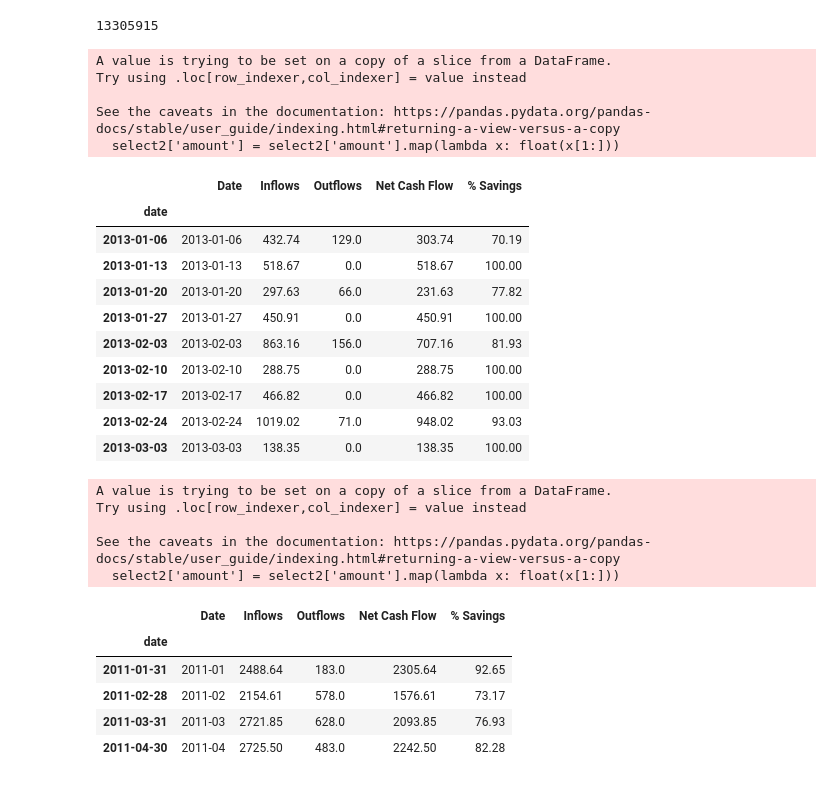
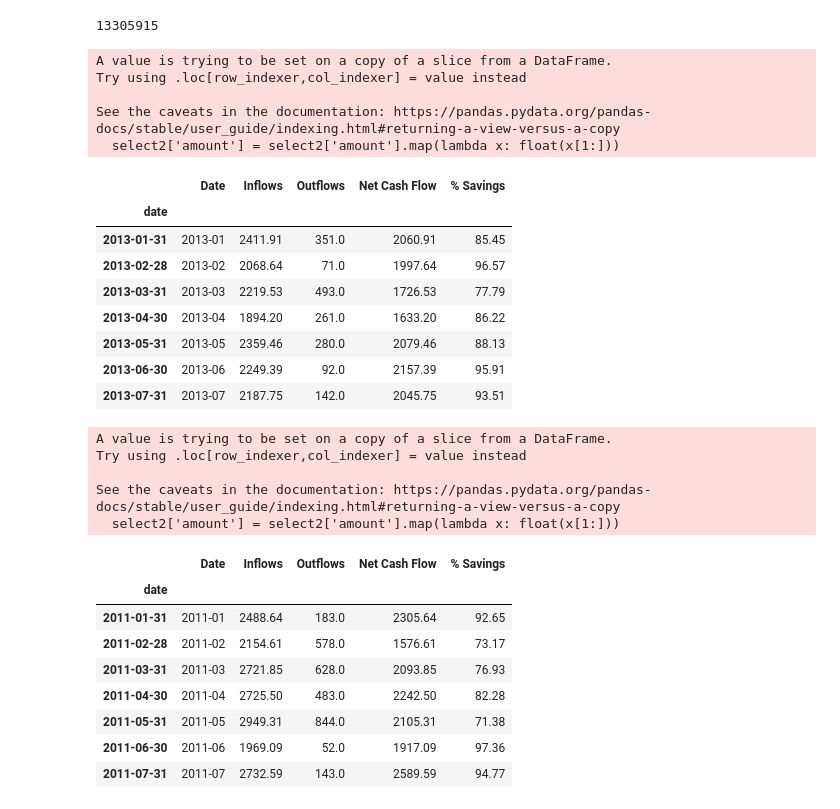
Before and after one commit to pablopertusa/caixabank-tech-hackathon, a Jupyter notebook: src/data/notebook.ipynb, the cells around one changed output. Drawn from its saved outputs; the diff is of its cells as text; code cells hidden in the pictures.

```diff
--- a/src/data/notebook.ipynb
+++ b/src/data/notebook.ipynb
@@ -607,7 +607,7 @@ df, user_id, start_date, end_date = (
         df,
         126,
         "2013-01-01",
-        "2013-02-28",
+        "2013-07-28",
     )
 # %%
 calculate_cash_flow_summary(df, user_id, start_date, end_date)
@@ -619,33 +619,34 @@ See the caveats in the documentation: https://pandas.pydata.org/pandas-docs/stab
   select2['amount'] = select2['amount'].map(lambda x: float(x[1:]))
 |  | Date | Inflows | Outflows | Net Cash Flow | % Savings |
 | date |  |  |  |  |  |
-| 2013-01-06 | 2013-01-06 | 432.74 | 129.0 | 303.74 | 70.19 |
-| 2013-01-13 | 2013-01-13 | 518.67 | 0.0 | 518.67 | 100.00 |
-| 2013-01-20 | 2013-01-20 | 297.63 | 66.0 | 231.63 | 77.82 |
-| 2013-01-27 | 2013-01-27 | 450.91 | 0.0 | 450.91 | 100.00 |
-| 2013-02-03 | 2013-02-03 | 863.16 | 156.0 | 707.16 | 81.93 |
-| 2013-02-10 | 2013-02-10 | 288.75 | 0.0 | 288.75 | 100.00 |
-| 2013-02-17 | 2013-02-17 | 466.82 | 0.0 | 466.82 | 100.00 |
-| 2013-02-24 | 2013-02-24 | 1019.02 | 71.0 | 948.02 | 93.03 |
-| 2013-03-03 | 2013-03-03 | 138.35 | 0.0 | 138.35 | 100.00 |
+| 2013-01-31 | 2013-01 | 2411.91 | 351.0 | 2060.91 | 85.45 |
+| 2013-02-28 | 2013-02 | 2068.64 | 71.0 | 1997.64 | 96.57 |
+| 2013-03-31 | 2013-03 | 2219.53 | 493.0 | 1726.53 | 77.79 |
+| 2013-04-30 | 2013-04 | 1894.20 | 261.0 | 1633.20 | 86.22 |
+| 2013-05-31 | 2013-05 | 2359.46 | 280.0 | 2079.46 | 88.13 |
+| 2013-06-30 | 2013-06 | 2249.39 | 92.0 | 2157.39 | 95.91 |
+| 2013-07-31 | 2013-07 | 2187.75 | 142.0 | 2045.75 | 93.51 |
 # %%
 df, user_id, start_date, end_date = (
         df,
         50,
         "2011-01-01",
-        "2011-04-30",
+        "2011-07-30",
     )
 
 calculate_cash_flow_summary(df, user_id, start_date, end_date)
 # %% [output]
 A value is trying to be set on a copy of a slice from a DataFrame.
 Try using .loc[row_indexer,col_indexer] = value instead
 
 See the caveats in the documentation: https://pandas.pydata.org/pandas-docs/stable/user_guide/indexing.html#returning-a-view-versus-a-copy
   select2['amount'] = select2['amount'].map(lambda x: float(x[1:]))
 |  | Date | Inflows | Outflows | Net Cash Flow | % Savings |
 | date |  |  |  |  |  |
 | 2011-01-31 | 2011-01 | 2488.64 | 183.0 | 2305.64 | 92.65 |
 | 2011-02-28 | 2011-02 | 2154.61 | 578.0 | 1576.61 | 73.17 |
 | 2011-03-31 | 2011-03 | 2721.85 | 628.0 | 2093.85 | 76.93 |
 | 2011-04-30 | 2011-04 | 2725.50 | 483.0 | 2242.50 | 82.28 |
+| 2011-05-31 | 2011-05 | 2949.31 | 844.0 | 2105.31 | 71.38 |
+| 2011-06-30 | 2011-06 | 1969.09 | 52.0 | 1917.09 | 97.36 |
+| 2011-07-31 | 2011-07 | 2732.59 | 143.0 | 2589.59 | 94.77 |
```
Also changed, not shown: 4 other files.
